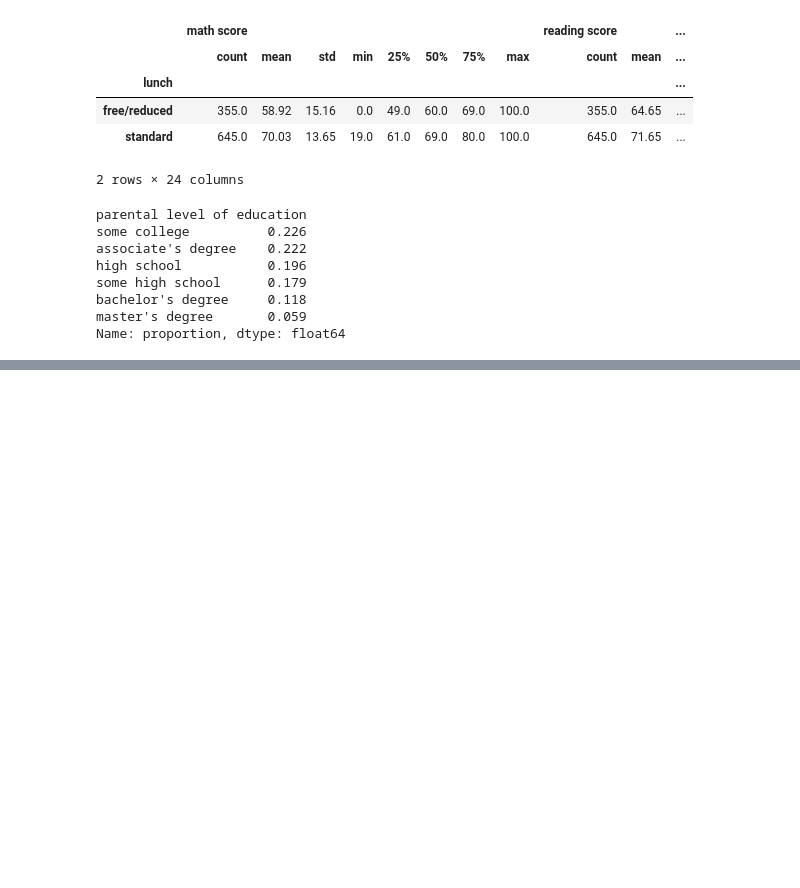
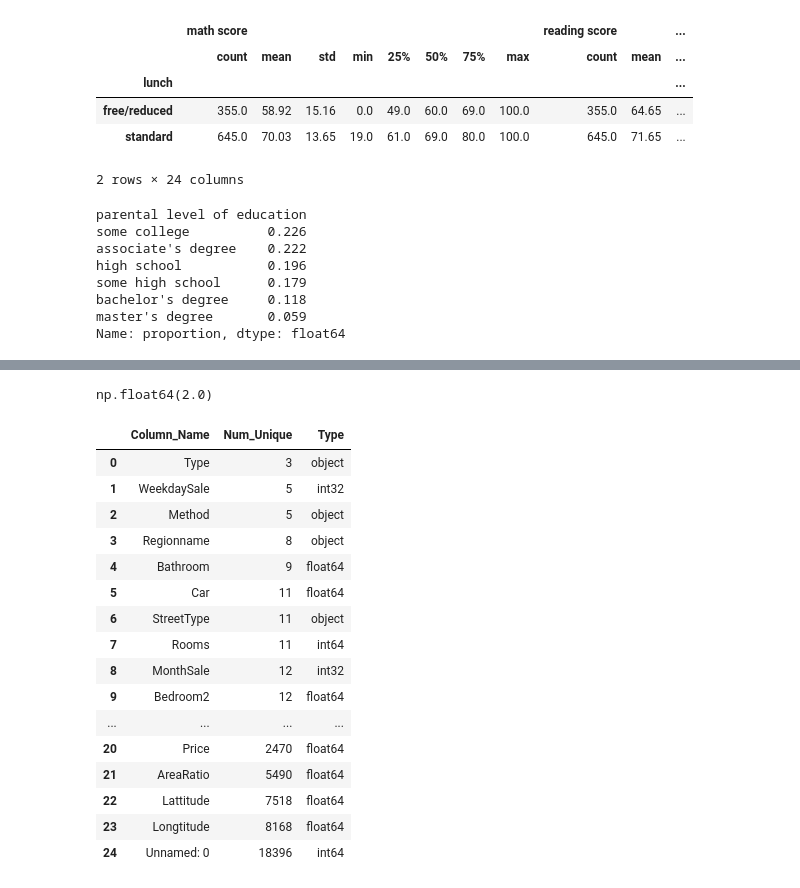
Before and after one commit to Artem-Polyakow/SkillFactory-one, a Jupyter notebook: Блок 1 (прочие файлы)/Pandas/Skillfactory/pandas.ipynb, the cells around one changed output, grey strips where cells are left out. Saved outputs shown, nothing was run; the diff lists cells and outputs as text; code cells hidden in the pictures; blank space fills up the shorter version.

```diff
--- a/Блок 1 (прочие файлы)/Pandas/Skillfactory/pandas.ipynb
+++ b/Блок 1 (прочие файлы)/Pandas/Skillfactory/pandas.ipynb
@@ -335,0 +640,3 @@ Name: proportion, dtype: float64
+# %%
+popular_stypes =street_types.value_counts().nlargest(10).index
+print(popular_stypes)
@@ -335,0 +645,3 @@ Name: proportion, dtype: float64
+# %%
+data_2['StreetType'] = street_types.apply(lambda x: x if x in popular_stypes else 'other')
+display(data_2['StreetType'])
@@ -335,0 +661,2 @@ Name: proportion, dtype: float64
+# %%
+data_2 = data_2.drop('Address', axis=1)
@@ -335,0 +683,4 @@ Name: proportion, dtype: float64
+# %%
+popular_seller =data_2["SellerG"].value_counts().nlargest(49).index
+data_2["SellerG"] = data_2["SellerG"].apply(lambda x: x if x in popular_seller else 'other')
+display(data_2['SellerG'])
@@ -335,0 +700,47 @@ Name: proportion, dtype: float64
+# %%
+# data_2["SellerG" in ("Nelson", "other")].groupby("Price")["SellerG"].min()
+
+
+nelson_min_price = data_2[data_2["SellerG"] == "Nelson"]["Price"].min()
+
+other_min_price = data_2[data_2["SellerG"] == "other"]["Price"].min()
+
+answer = round(nelson_min_price / other_min_price, 1)
+
+answer
+# %% [output]
+np.float64(2.0)
+# %%
+# создаём пустой список
+unique_list = []
+# пробегаемся по именам столбцов в таблице
+for col in data_2.columns:
+    # создаём кортеж (имя столбца, число уникальных значений)
+    item = (col, data_2[col].nunique(),data_2[col].dtypes)
+    # добавляем кортеж в список
+    unique_list.append(item)
+# создаём вспомогательную таблицу и сортируем её
+unique_counts = pd.DataFrame(
+    unique_list,
+    columns=['Column_Name', 'Num_Unique', 'Type']
+).sort_values(by='Num_Unique',  ignore_index=True)
+# выводим её на экран
+display(unique_counts)
+# %% [output]
+|  | Column_Name | Num_Unique | Type |
+| 0 | Type | 3 | object |
+| 1 | WeekdaySale | 5 | int32 |
+| 2 | Method | 5 | object |
+| 3 | Regionname | 8 | object |
+| 4 | Bathroom | 9 | float64 |
+| 5 | Car | 11 | float64 |
+| 6 | StreetType | 11 | object |
+| 7 | Rooms | 11 | int64 |
+| 8 | MonthSale | 12 | int32 |
+| 9 | Bedroom2 | 12 | float64 |
+| ... | ... | ... | ... |
+| 20 | Price | 2470 | float64 |
+| 21 | AreaRatio | 5490 | float64 |
+| 22 | Lattitude | 7518 | float64 |
+| 23 | Longtitude | 8168 | float64 |
+| 24 | Unnamed: 0 | 18396 | int64 |
```
Also changed, not shown: parts of 28 cells of this notebook, 24 other files.
